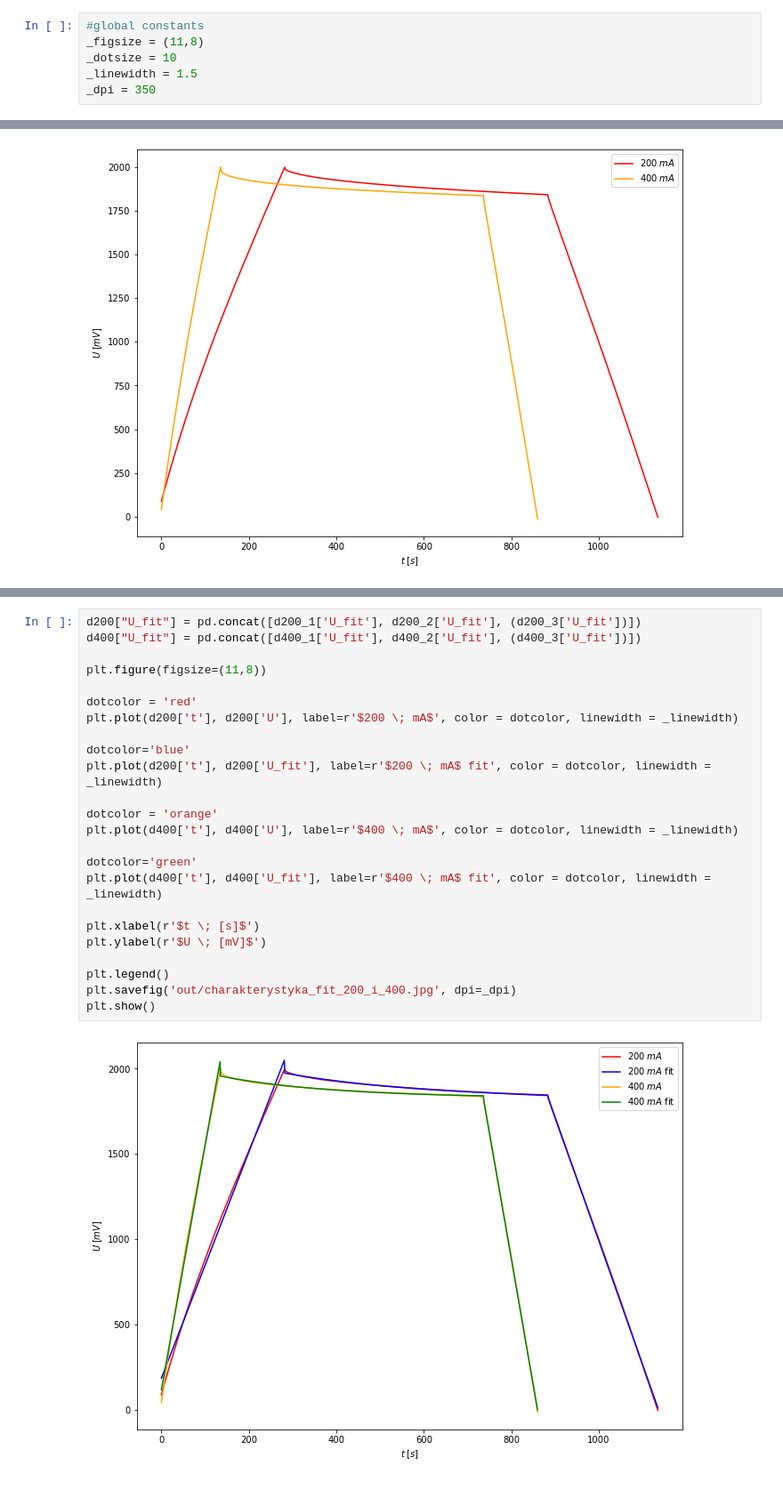
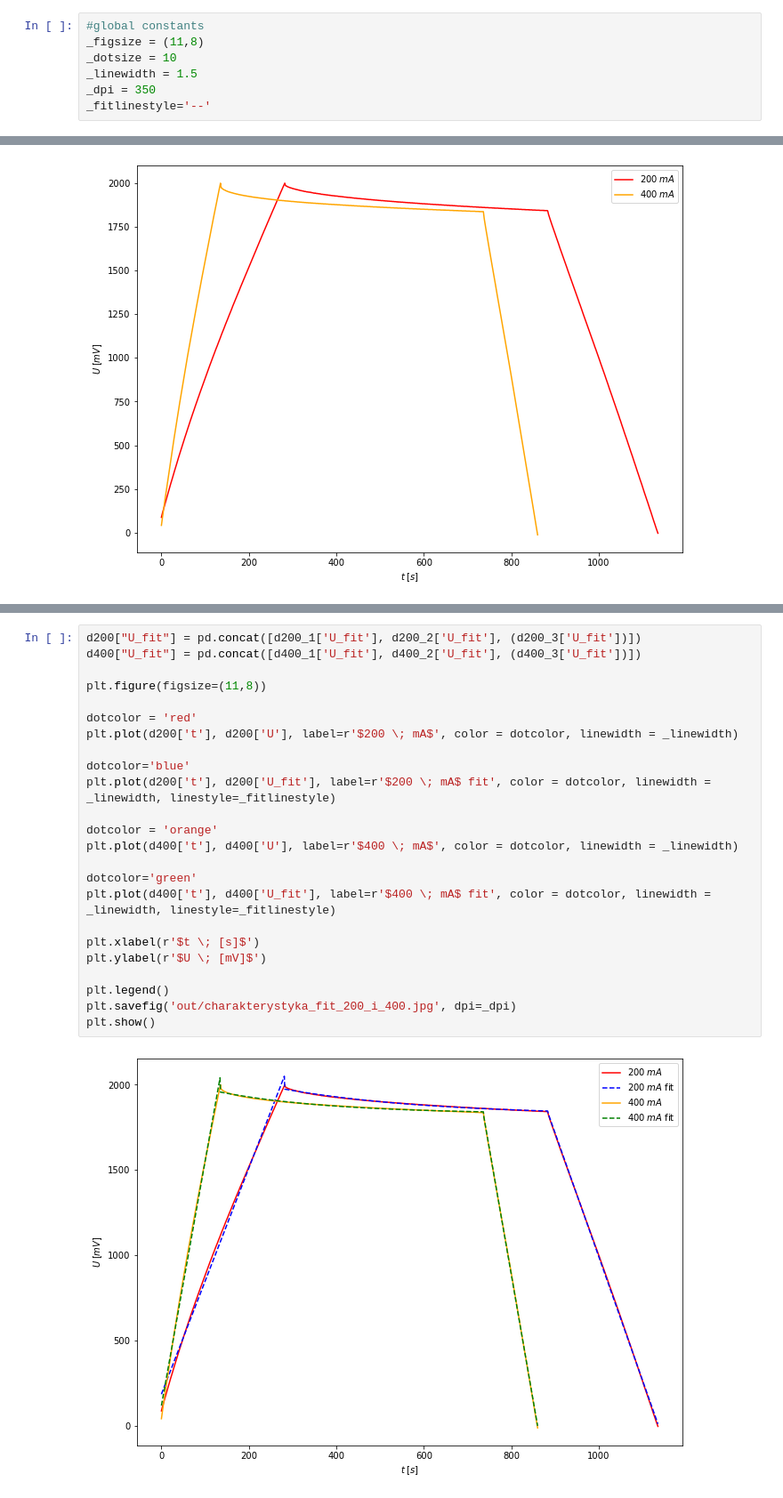
Before and after one commit to ficnawode/fizyka-pw-lab2-data-analysis, a Jupyter notebook: cw16/da.ipynb, the cells around one changed output, grey strips where cells are left out. Shown: that part at 89% size. Cells and saved outputs as stored; diff of their text form.

```diff
--- a/cw16/da.ipynb
+++ b/cw16/da.ipynb
@@ -13,6 +13,7 @@ _figsize = (11,8)
 _dotsize = 10
 _linewidth = 1.5
 _dpi = 350
+_fitlinestyle='--'
 # %%
 
 plt.figure(figsize=(11,8))
@@ -146,26 +147,26 @@ plt.show()
 # %%
 d200["U_fit"] = pd.concat([d200_1['U_fit'], d200_2['U_fit'], (d200_3['U_fit'])])
 d400["U_fit"] = pd.concat([d400_1['U_fit'], d400_2['U_fit'], (d400_3['U_fit'])])
 
 plt.figure(figsize=(11,8))
 
 dotcolor = 'red'
 plt.plot(d200['t'], d200['U'], label=r'$200 \; mA$', color = dotcolor, linewidth = _linewidth)
 
 dotcolor='blue'
-plt.plot(d200['t'], d200['U_fit'], label=r'$200 \; mA$ fit', color = dotcolor, linewidth = _linewidth)
+plt.plot(d200['t'], d200['U_fit'], label=r'$200 \; mA$ fit', color = dotcolor, linewidth = _linewidth, linestyle=_fitlinestyle)
 
 dotcolor = 'orange'
 plt.plot(d400['t'], d400['U'], label=r'$400 \; mA$', color = dotcolor, linewidth = _linewidth)
 
 dotcolor='green'
-plt.plot(d400['t'], d400['U_fit'], label=r'$400 \; mA$ fit', color = dotcolor, linewidth = _linewidth)
+plt.plot(d400['t'], d400['U_fit'], label=r'$400 \; mA$ fit', color = dotcolor, linewidth = _linewidth, linestyle=_fitlinestyle)
 
 plt.xlabel(r'$t \; [s]$')
 plt.ylabel(r'$U \; [mV]$')
 
 plt.legend()
 plt.savefig('out/charakterystyka_fit_200_i_400.jpg', dpi=_dpi)
 plt.show()
 # %% [output]
-[figure, old version]
+[figure, new version]
```
Also changed, not shown: parts of 3 cells of this notebook, 4 other files.
